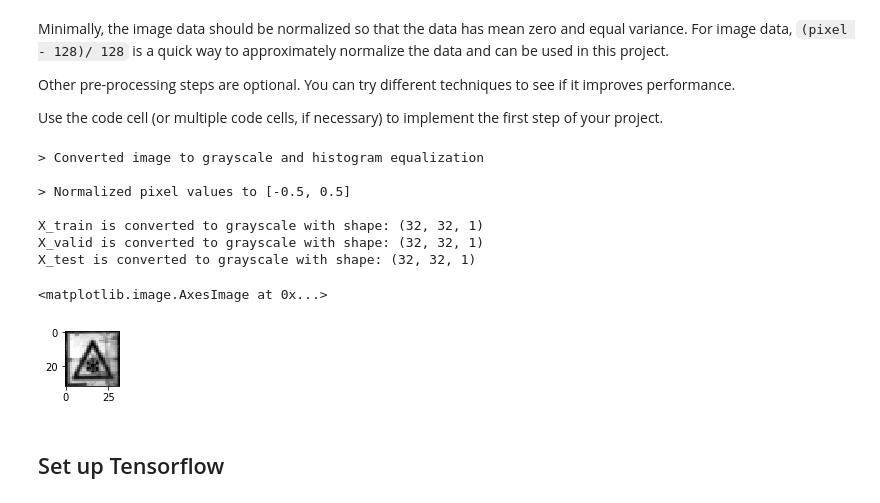
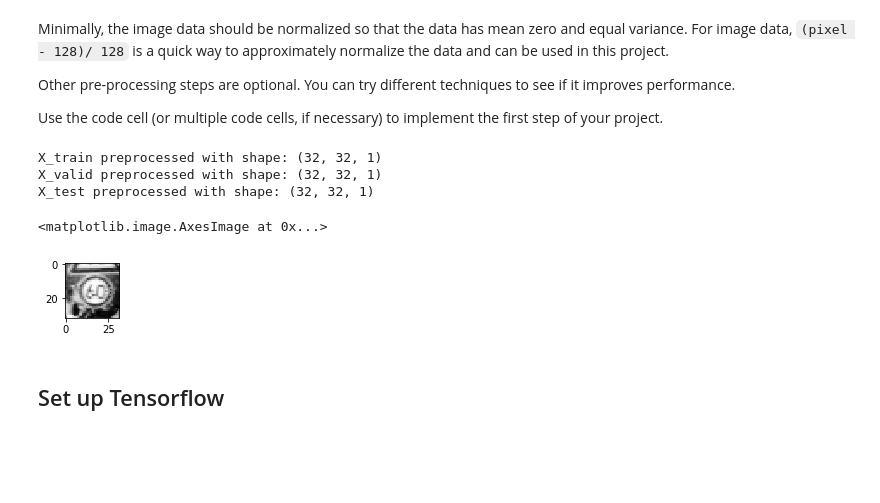
Before and after one commit to itornaza/sdc-traffic-signs, a Jupyter notebook: Traffic_Sign_Classifier.ipynb, the cells around one changed output. Cells and saved outputs as stored; diff of their text form; code cells hidden in the pictures; blank space fills up the shorter version.

```diff
--- a/Traffic_Sign_Classifier.ipynb
+++ b/Traffic_Sign_Classifier.ipynb
@@ -162,74 +162,53 @@ Use the code cell (or multiple code cells, if necessary) to implement the first
 # %%
 ### Preprocess the data here. It is required to normalize the data. Other preprocessing steps could include
 ### converting to grayscale, etc.
 ### Feel free to use as many code cells as needed.
 from sklearn.utils import shuffle
 import cv2
-
-#--------------------------------------------------------------
-# 1. Suffle the data in order to avoid order learning errors
-#--------------------------------------------------------------
-X_train, y_train = shuffle(X_train, y_train)
-
-#--------------------------------------------------------------
-# 2. Grayscale and Histogram equalization
-#--------------------------------------------------------------
 
 def convertImage(train, n):
     """Converts a train of n images to grayscale and histogram equalization"""
     gray_train = []
     for ix in range(0, n):
         # Convert to grayscale
         image = cv2.cvtColor(train[ix],cv2.COLOR_RGB2GRAY)
         # Apply histogram equalization
         image = cv2.equalizeHist(image)
         # Normalize pixels to [-0.5, 0.5]
         gray_train.append(image)
     return gray_train
 
-# Convert training set
-gray_train = convertImage(X_train, n_train)
-X_train = np.reshape(gray_train, (-1, 32, 32, 1))
+def normalizeImage(train):
+    """Normalize grayscale images to values in the set of [-0.5, 0.5]"""
+    return ( (train / 255.) - 0.5 ).astype(np.float32)
 
-# Convert validation set
-gray_train = convertImage(X_valid, n_validation)
-X_valid = np.reshape(gray_train, (-1, 32, 32, 1))
+def preprocessImage(train, n, train_name):
+    """Implement the preprocess pipeline"""
+    converted_train = convertImage(train, n)
+    preprocessed_train = np.reshape(converted_train, (-1, 32, 32, 1))
+    normalized_train = normalizeImage(preprocessed_train)
+    print(train_name + " preprocessed with shape: {}".format(preprocessed_train[0].shape))
+    return  normalized_train
 
-# Convert test set
-gray_train = convertImage(X_test, n_test)
-X_test = np.reshape(gray_train, (-1, 32, 32, 1))
+# Suffle training data to avoid order learning errors
+X_train, y_train = shuffle(X_train, y_train)
 
-print("> Converted image to grayscale and histogram equalization\n")
-
-#--------------------------------------------------------------
-# 3. Normalize grayscale images
-#--------------------------------------------------------------
-X_train = ( (X_train / 255.) - 0.5 ).astype(np.float32)
-X_valid = ( (X_valid / 255.) - 0.5 ).astype(np.float32)
-X_test = ( (X_test / 255.) - 0.5 ).astype(np.float32)
-
-print("> Normalized pixel values to [-0.5, 0.5]\n")
-
-# Print the new dataset dimensions, should be (32, 32, 1)
-print("X_train is converted to grayscale with shape: {}".format(X_train[0].shape))
-print("X_valid is converted to grayscale with shape: {}".format(X_valid[0].shape))
-print("X_test is converted to grayscale with shape: {}".format(X_test[0].shape))
+# Preprocess all datasets
+X_train = preprocessImage(X_train, n_train, "X_train")
+X_valid = preprocessImage(X_valid, n_validation, "X_valid")
+X_test = preprocessImage(X_test, n_test, "X_test")
 
 # Plot a random training image
 index = random.randint(0, len(X_train))
 image = X_train[index].squeeze()
 plt.figure(figsize=(1,1))
 plt.imshow(image, cmap='gray')
 # %% [output]
-> Converted image to grayscale and histogram equalization
-
-> Normalized pixel values to [-0.5, 0.5]
-
-X_train is converted to grayscale with shape: (32, 32, 1)
-X_valid is converted to grayscale with shape: (32, 32, 1)
-X_test is converted to grayscale with shape: (32, 32, 1)
+X_train preprocessed with shape: (32, 32, 1)
+X_valid preprocessed with shape: (32, 32, 1)
+X_test preprocessed with shape: (32, 32, 1)
 <matplotlib.image.AxesImage at 0x...>
-[figure, old version]
+[figure, new version]
 # %% [markdown]
 ## Set up Tensorflow
 # %%
```
Also changed, not shown: parts of 7 cells of this notebook, 6 other files.
